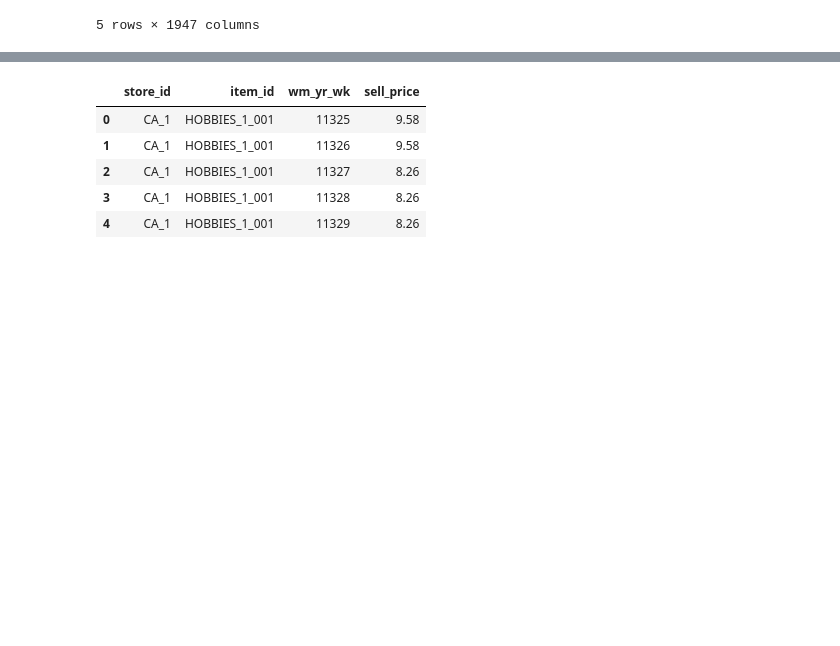
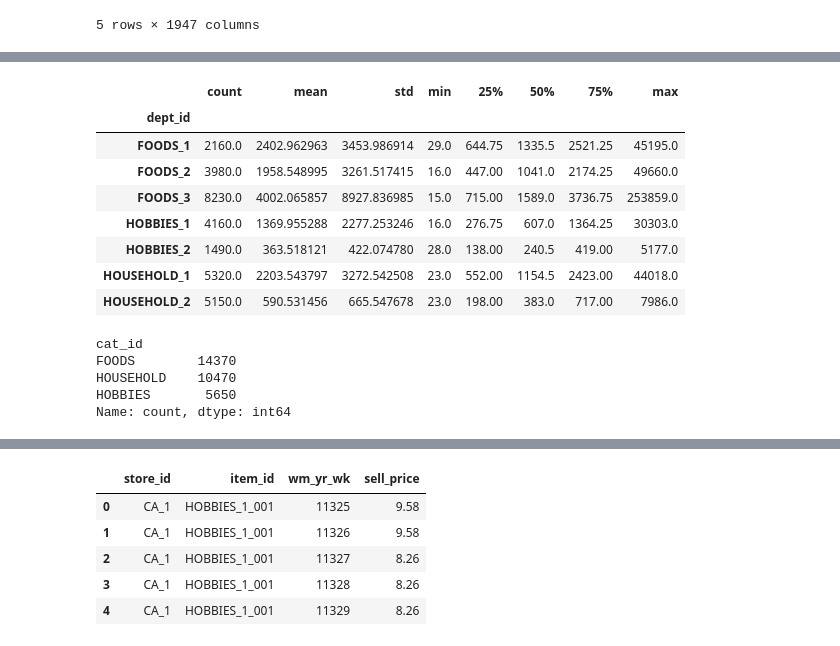
Before and after one commit to mhettick-sd/ADS501-FinalProject_MH_KP, a Jupyter notebook: notebooks/Data_Exploration.ipynb, the cells around one changed output, grey strips where cells are left out. Saved outputs shown, nothing was run; the diff lists cells and outputs as text; code cells hidden in the pictures; blank space fills up the shorter version.

```diff
--- a/notebooks/Data_Exploration.ipynb
+++ b/notebooks/Data_Exploration.ipynb
@@ -40,0 +137,22 @@ sales.head()
+# %%
+# total sales by department
+
+sales.groupby('dept_id')['total_sales'].describe()
+# %% [output]
+|  | count | mean | std | min | 25% | 50% | 75% | max |
+| dept_id |  |  |  |  |  |  |  |  |
+| FOODS_1 | 2160.0 | 2402.962963 | 3453.986914 | 29.0 | 644.75 | 1335.5 | 2521.25 | 45195.0 |
+| FOODS_2 | 3980.0 | 1958.548995 | 3261.517415 | 16.0 | 447.00 | 1041.0 | 2174.25 | 49660.0 |
+| FOODS_3 | 8230.0 | 4002.065857 | 8927.836985 | 15.0 | 715.00 | 1589.0 | 3736.75 | 253859.0 |
+| HOBBIES_1 | 4160.0 | 1369.955288 | 2277.253246 | 16.0 | 276.75 | 607.0 | 1364.25 | 30303.0 |
+| HOBBIES_2 | 1490.0 | 363.518121 | 422.074780 | 28.0 | 138.00 | 240.5 | 419.00 | 5177.0 |
+| HOUSEHOLD_1 | 5320.0 | 2203.543797 | 3272.542508 | 23.0 | 552.00 | 1154.5 | 2423.00 | 44018.0 |
+| HOUSEHOLD_2 | 5150.0 | 590.531456 | 665.547678 | 23.0 | 198.00 | 383.0 | 717.00 | 7986.0 |
+# %%
+sales['cat_id'].value_counts()
+# %% [output]
+cat_id
+FOODS        14370
+HOUSEHOLD    10470
+HOBBIES       5650
+Name: count, dtype: int64
```
Also changed, not shown: parts of 33 cells of this notebook.
